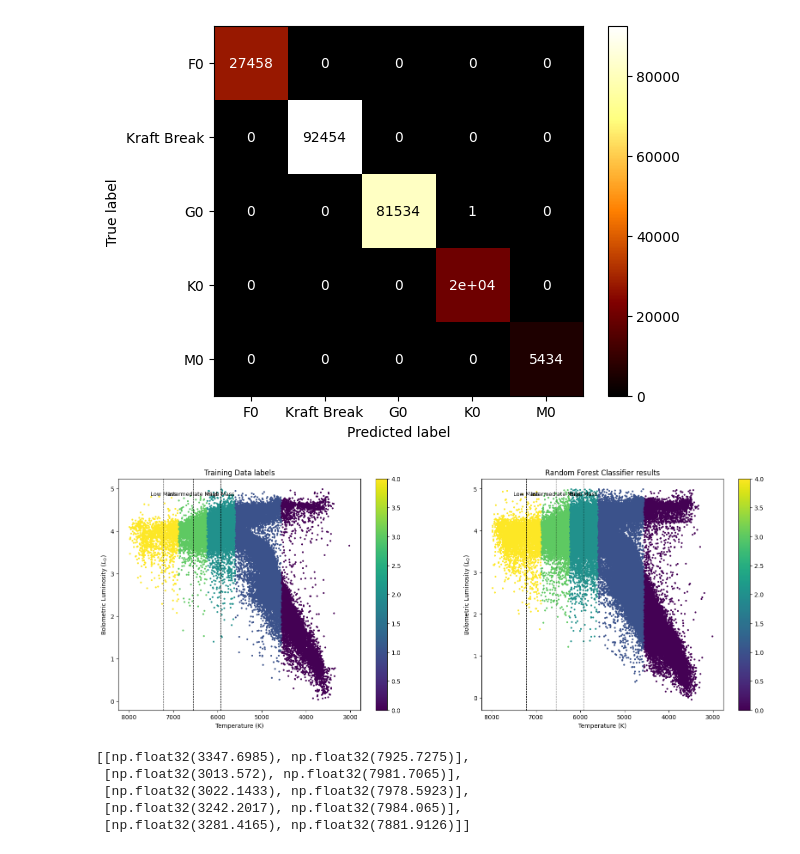
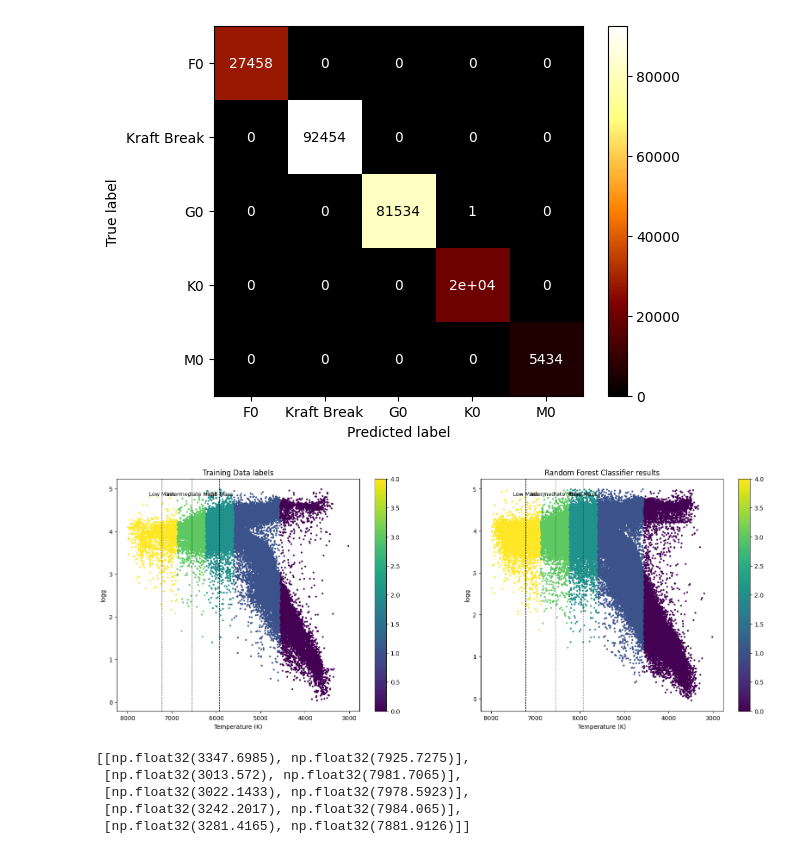
Before and after one commit to PK0207/geology_final_project, a Jupyter notebook: GALAH_sample.ipynb, the cells around one changed output. Drawn from its saved outputs; the diff is of its cells as text; code cells hidden in the pictures.

```diff
--- a/GALAH_sample.ipynb
+++ b/GALAH_sample.ipynb
@@ -435,28 +435,28 @@ plt.show()
 # %%
 fig, ax = plt.subplots(1,2, figsize=(20,7))
 points = ax[1].scatter(X_test['teff'], X_test['logg'], c=y_pred, s=4)
 ax[0].scatter(X_train['teff'].iloc[::5], X_train['logg'].iloc[::5], c=y_train[::5], s=4)
 ax[1].set_title("Random Forest Classifier results")
 ax[0].set_title("Training Data labels")
 
 for a in ax:
     a.set_xlabel('Temperature (K)')
-    a.set_ylabel(r'Bolometric Luminosity ($L_{\odot}$)')
+    a.set_ylabel(r'logg')
     a.invert_xaxis()
     y_top = a.get_ylim()[1]
     for teff, label in zip(teff_values, spectral_types_break):
         a.axvline(teff, color='black', linestyle='--', linewidth=0.8)
         y_offset = 0.3 if label != 'Kraft Break' else 1.2
         a.text(teff, y_top - y_offset, label,
                 rotation=90 if label == 'Kraft Break' else 0,
                 verticalalignment='top',
                 horizontalalignment='center',
                 fontsize=9)
     fig.colorbar(points, ax=a)
 
 fig.show()
 # %% [output]
-[figure, old version]
+[figure, new version]
 # %%
 boundsRFC = [[min(df['teff'].to_numpy()[np.where(y_pred==spec_class)]), max(df['teff'].to_numpy()[np.where(y_pred==spec_class)])] for spec_class in spectral_labels]
 boundsRFC
```
